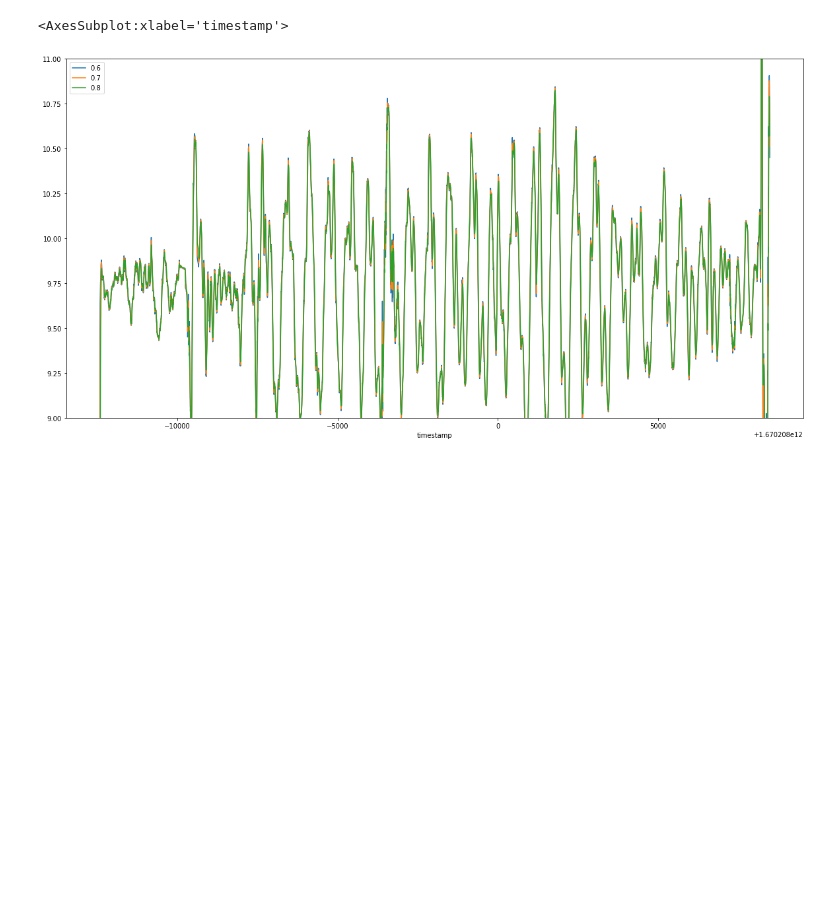
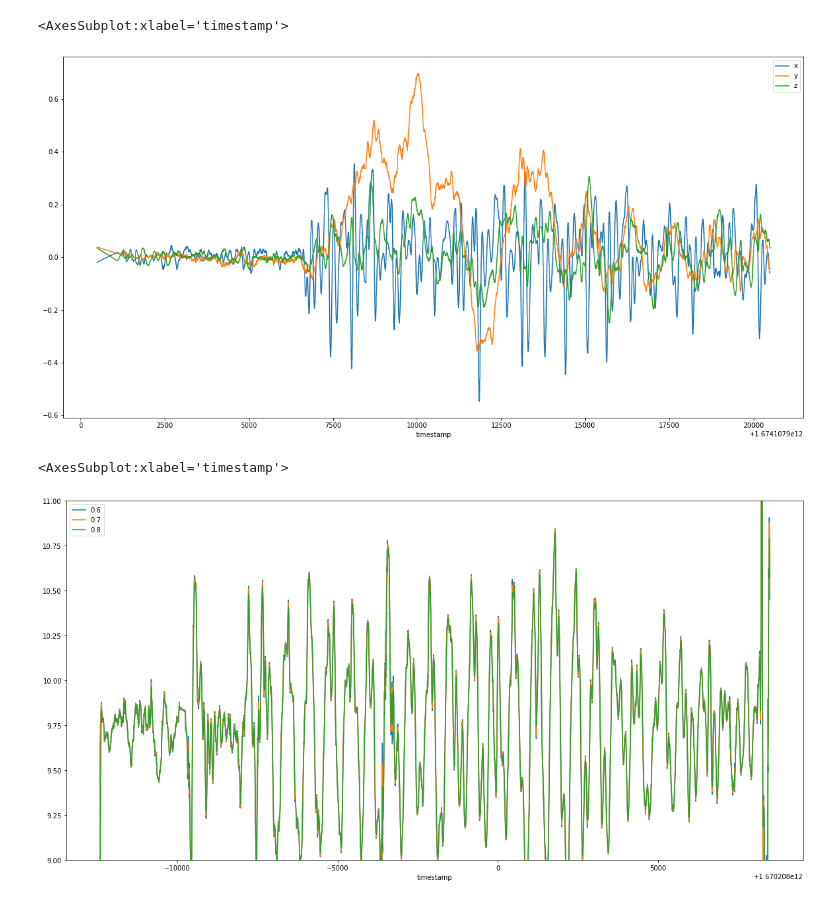
Before and after one commit to localization-as-a-service/local-registration, a Jupyter notebook: imu_trajectory_estimation.ipynb, the cells around one changed output. Cells and saved outputs as stored; diff of their text form; code cells hidden in the pictures; blank space fills up the shorter version.

```diff
--- a/imu_trajectory_estimation.ipynb
+++ b/imu_trajectory_estimation.ipynb
@@ -36,0 +44,5 @@ raw_accel_df = imu_df[["timestamp", "xa", "ya", "za"]].copy()
+# %%
+gyro_df.plot(x="timestamp", figsize=(20, 10))
+# %% [output]
+<AxesSubplot:xlabel='timestamp'>
+[figure, added]
```
Also changed, not shown: parts of 14 cells of this notebook.
